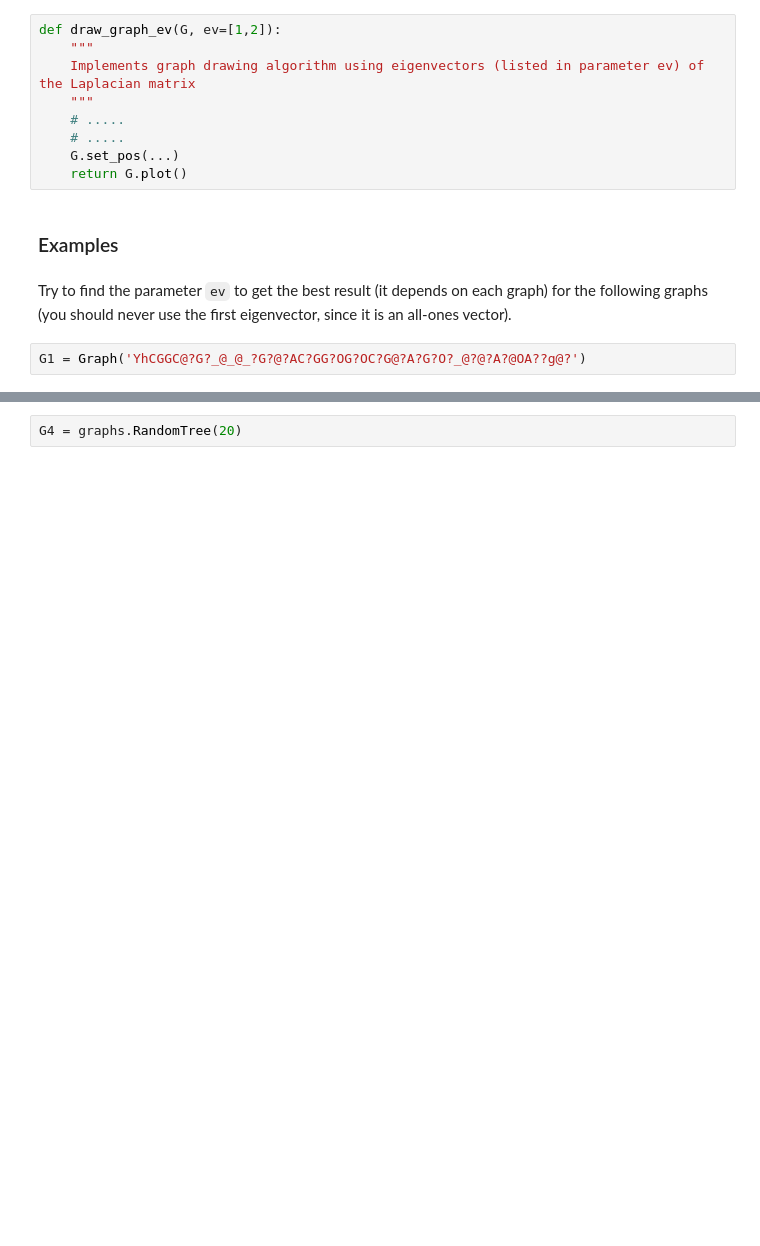
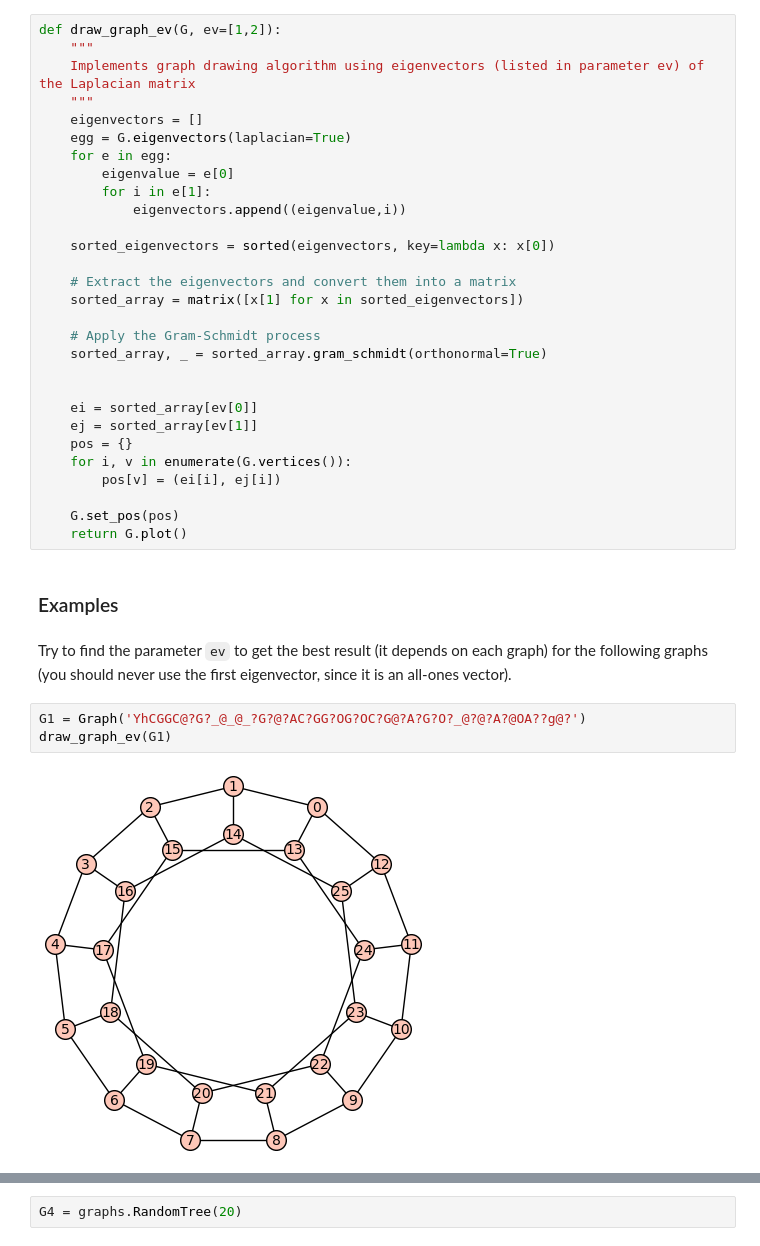
Before and after one commit to RootRooster/discrete-math-labs, a Jupyter notebook: pubilc/Lab_06_2025.ipynb, the cells around one changed output, grey strips where cells are left out. Saved outputs shown, nothing was run; the diff lists cells and outputs as text; blank space fills up the shorter version.

```diff
--- a/pubilc/Lab_06_2025.ipynb
+++ b/pubilc/Lab_06_2025.ipynb
@@ -308,20 +308,43 @@ Implement the following graph drawing algorithm
 * Orthogonalize (and normalize) them (e.g., using [Gram-Schmidt method](https://doc.sagemath.org/html/en/reference/matrices/sage/matrix/matrix2.html#sage.matrix.matrix2.Matrix.gram_schmidt));
 * take two eigenvectors $e_i = (e_{i0}, e_{i1}, \dots, e_{in-1})$ and $e_j = (e_{j0}, e_{j1}, \dots, e_{jn-1})$ where $0 < i < j$ are parameters of the algorithm;
 * Set coordinates of the vertices to $(e_{i0}, e_{j0}), (e_{i1}, e_{j1}), \dots$.
-# %%
-def draw_graph_ev(G, ev=[1,2]):
-    """
-    Implements graph drawing algorithm using eigenvectors (listed in parameter ev) of the Laplacian matrix
-    """
-    # .....
-    # .....
-    G.set_pos(...)
-    return G.plot()
+# %%
+def draw_graph_ev(G, ev=[1,2]):
+    """
+    Implements graph drawing algorithm using eigenvectors (listed in parameter ev) of the Laplacian matrix
+    """
+    eigenvectors = []
+    egg = G.eigenvectors(laplacian=True)
+    for e in egg:
+        eigenvalue = e[0]
+        for i in e[1]:
+            eigenvectors.append((eigenvalue,i))
+
+    sorted_eigenvectors = sorted(eigenvectors, key=lambda x: x[0])
+
+    # Extract the eigenvectors and convert them into a matrix
+    sorted_array = matrix([x[1] for x in sorted_eigenvectors])
+
+    # Apply the Gram-Schmidt process
+    sorted_array, _ = sorted_array.gram_schmidt(orthonormal=True)
+
+
+    ei = sorted_array[ev[0]]
+    ej = sorted_array[ev[1]]
+    pos = {}
+    for i, v in enumerate(G.vertices()):
+        pos[v] = (ei[i], ej[i])
+
+    G.set_pos(pos)
+    return G.plot()
 # %% [markdown]
 ### Examples
 # %% [markdown]
 Try to find the parameter `ev` to get the best result (it depends on each graph) for the following graphs (you should never use the first eigenvector, since it is an all-ones vector).
 # %%
 G1 = Graph('YhCGGC@?G?_@_@_?G?@?AC?GG?OG?OC?G@?A?G?O?_@?@?A?@OA??g@?')
+draw_graph_ev(G1)
+# %% [output]
+[figure, added]
 # %%
 G2 = Graph('XhEAHCPAGG?P?P?G_AG?O?@C?AG?AG?@C??O??AG??G_??P???P')
```
Also changed, not shown: parts of 6 cells of this notebook.
